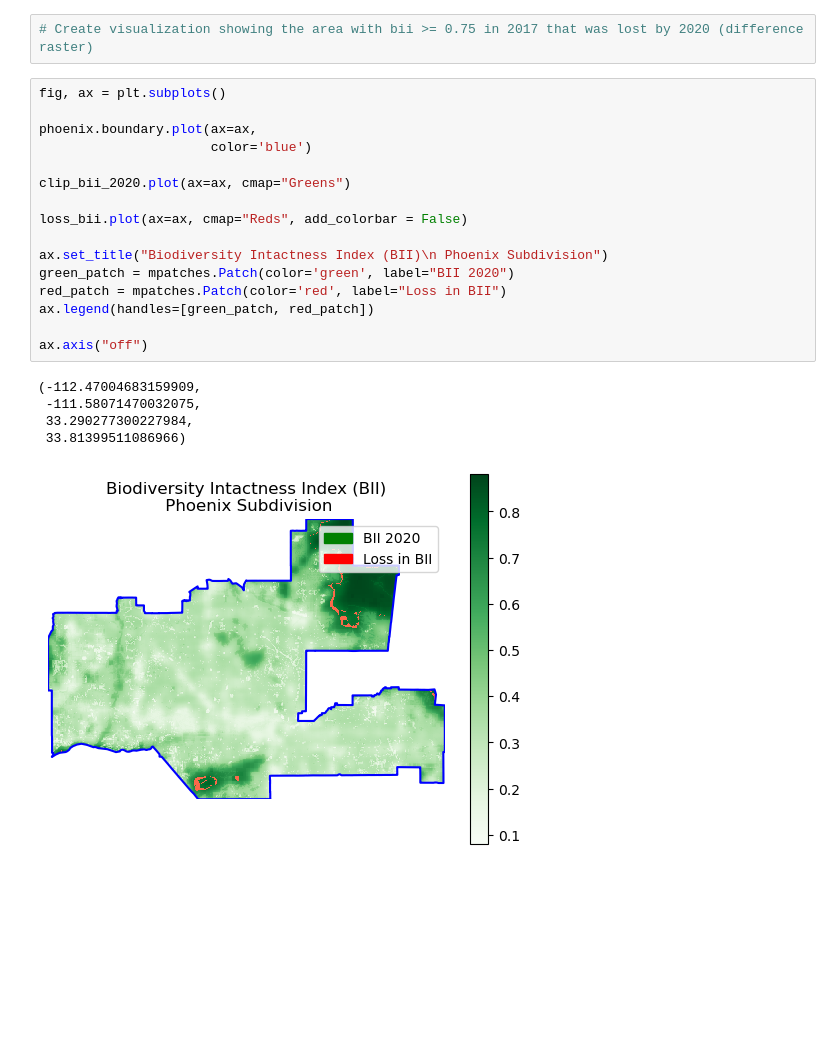
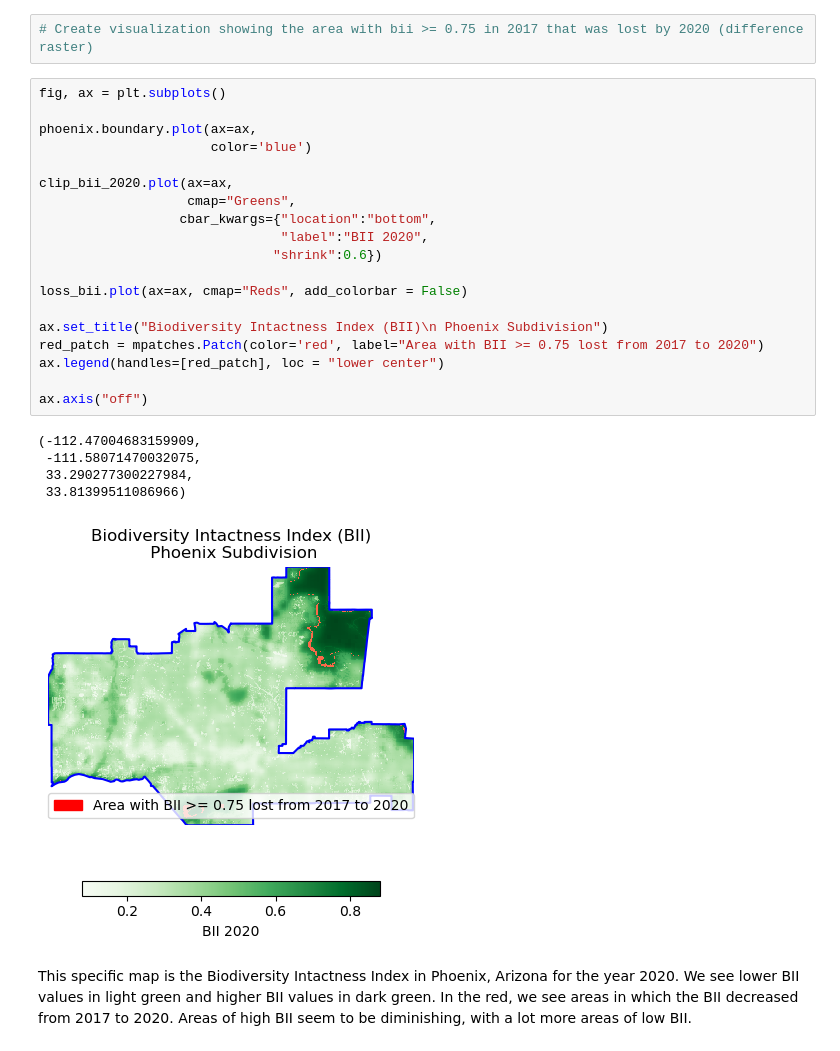
Before and after one commit to egp4aq/phoenix-biodiversity-analysis, a Jupyter notebook: bii_phx.ipynb, the cells around one changed output. Cells and saved outputs as stored; diff of their text form; blank space fills up the shorter version.

Commit message:
Update legend

```diff
--- a/bii_phx.ipynb
+++ b/bii_phx.ipynb
@@ -176,22 +176,27 @@ phx_bii_diff.plot()
 # %%
 fig, ax = plt.subplots()
 
 phoenix.boundary.plot(ax=ax,
                       color='blue')
 
-clip_bii_2020.plot(ax=ax, cmap="Greens")
+clip_bii_2020.plot(ax=ax,
+                   cmap="Greens",
+                  cbar_kwargs={"location":"bottom",
+                               "label":"BII 2020",
+                              "shrink":0.6})
 
 loss_bii.plot(ax=ax, cmap="Reds", add_colorbar = False)
 
 ax.set_title("Biodiversity Intactness Index (BII)\n Phoenix Subdivision")
-green_patch = mpatches.Patch(color='green', label="BII 2020")
-red_patch = mpatches.Patch(color='red', label="Loss in BII")
-ax.legend(handles=[green_patch, red_patch])
+red_patch = mpatches.Patch(color='red', label="Area with BII >= 0.75 lost from 2017 to 2020")
+ax.legend(handles=[red_patch], loc = "lower center")
 
 ax.axis("off")
 # %% [output]
 (-112.47004683159909,
  -111.58071470032075,
  33.290277300227984,
  33.81399511086966)
-[figure, old version]
+[figure, new version]
+# %% [markdown]
+This specific map is the Biodiversity Intactness Index in Phoenix, Arizona for the year 2020. We see lower BII values in light green and higher BII values in dark green. In the red, we see areas in which the BII decreased from 2017 to 2020. Areas of high BII seem to be diminishing, with a lot more areas of low BII.
```
